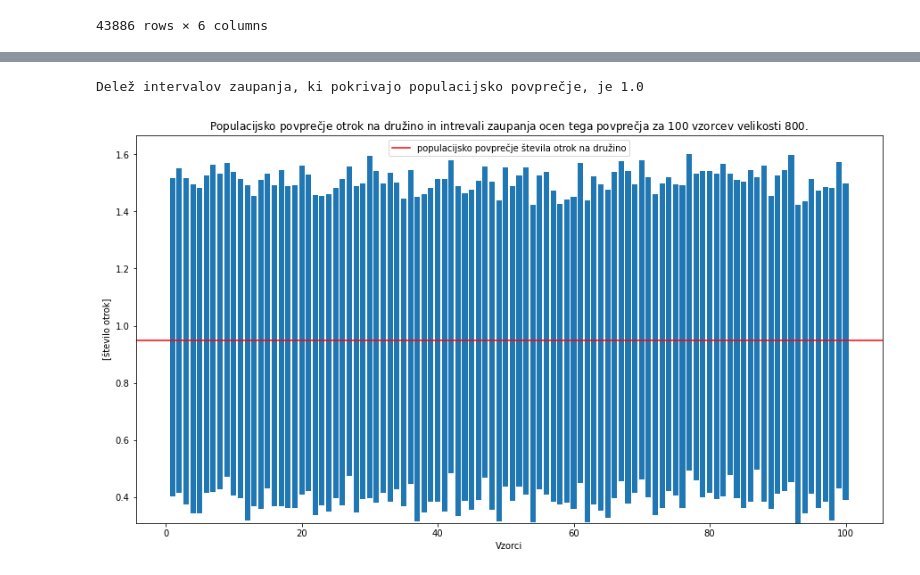
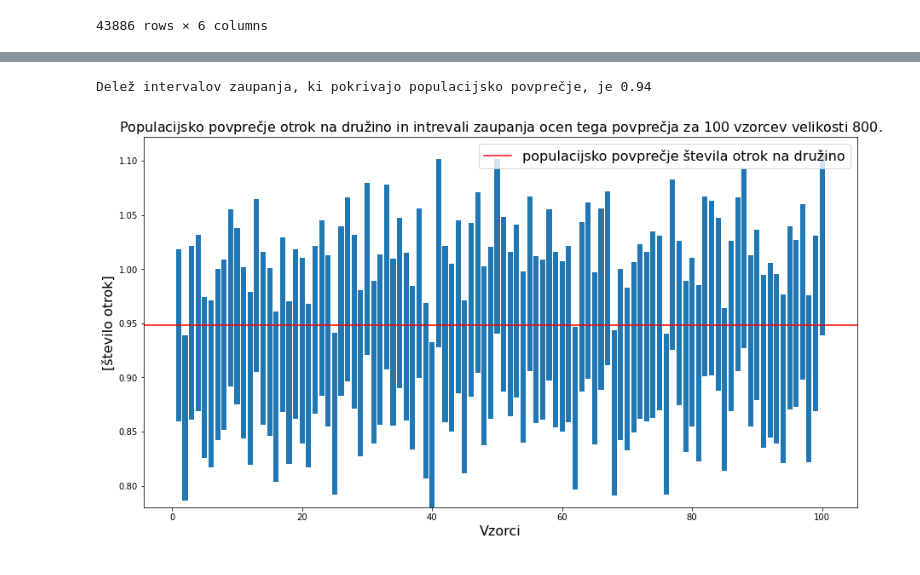
Before and after one commit to AndrazCepic/Projektna-naloga-iz-statistike, a Jupyter notebook: skripte/kibergrad.ipynb, the cells around one changed output, grey strips where cells are left out. Cells and saved outputs as stored; diff of their text form; code cells hidden in the pictures.

```diff
--- a/skripte/kibergrad.ipynb
+++ b/skripte/kibergrad.ipynb
@@ -3,4 +3,10 @@ import numpy as np
 import pandas as pd
 import matplotlib.pyplot as plt
 from scipy.stats import t
+# %%
+# Priprava izhodnih podatkov
+intervali_zaupanja_200_path = '../rezultati/intervali_zaupanja_200.csv'
+intervali_zaupanja_800_path = '../rezultati/intervali_zaupanja_800.csv'
+izris_intervalov_zaupanja_200_path = '../rezultati/intervali_zaupanja_100_vzorcev_200.jpg'
+izris_intervalov_zaupanja_800_path = '../rezultati/intervali_zaupanja_100_vzorcev_800.jpg'
 # %%
@@ -150,8 +157,8 @@ povprecja_otrok_1 = np.mean(vecji_vzorci_otrok, axis=1)
 razsirjeno_povprecje = np.transpose(np.resize(povprecja_otrok_1, (b,a)))
 vsota_kvadratov = (vecji_vzorci_otrok - razsirjeno_povprecje)**2
 vsota_kvadratov = vsota_kvadratov.sum(axis=1)
-SE_1 = ((N-1) / N) * (1/(n_vzorca_1*(n_vzorca_1-1))) * vsota_kvadratov
-SE_1 = np.sqrt(SE)
+SE_1 = ((N-n_vzorca_1) / N) * (1/(n_vzorca_1*(n_vzorca_1-1))) * vsota_kvadratov
+SE_1 = np.sqrt(SE_1)
 # %%
 # Ocene povprečij in standardne napake za večje vzorce
 df = n_vzorca_1 - 1
@@ -173,23 +180,23 @@ intervali_zaupanja_df_1.to_csv('../rezultati/intervali_zaupanja_1.csv')
 # %%
 # Grafična primerjava intervalov zaupanja in populacijskega povprečja
 fig, ax = plt.subplots(figsize=(15, 8))
 x = np.linspace(1, 100, 100)
 ax.bar(x, 2*sirina_intervala_1, bottom=intervali_zaupanja_1[:, 0])
 izris_mi = ax.axhline(mi_otrok, color='r')
 izris_mi.set_label('populacijsko povprečje števila otrok na družino')
-ax.set_xlabel('Vzorci')
-ax.set_ylabel('[število otrok]')
-ax.legend()
-ax.set_title('Populacijsko povprečje otrok na družino in intrevali zaupanja ocen tega povprečja za $100$ vzorcev velikosti $800$.')
-fig.savefig('../rezultati/intervali_zaupanja_100_vecjiih_vzorcev_pop_povprecje.jpg', dpi=150)
+ax.set_xlabel('Vzorci', fontsize=16)
+ax.set_ylabel('[število otrok]', fontsize=16)
+ax.legend(fontsize=16)
+ax.set_title('Populacijsko povprečje otrok na družino in intrevali zaupanja ocen tega povprečja za $100$ vzorcev velikosti $800$.', fontsize=16)
+fig.savefig(izris_intervalov_zaupanja_800_path, dpi=150)
 
 # Koliko od intervalov zaupanja izmed stotih vzorcev pokrije populacijsko povprečje?
-delez_int_zaup_z_mi_1 = (intervali_zaupanja[:, 0] < mi_otrok) == (mi_otrok < intervali_zaupanja[:, 1])
+delez_int_zaup_z_mi_1 = (intervali_zaupanja_1[:, 0] < mi_otrok) == (mi_otrok < intervali_zaupanja_1[:, 1])
 delez_int_zaup_z_mi_1 = delez_int_zaup_z_mi_1.astype(int).sum() / 100
 print('Delež intervalov zaupanja, ki pokrivajo populacijsko povprečje, je', delez_int_zaup_z_mi_1)
 # %% [output]
-Delež intervalov zaupanja, ki pokrivajo populacijsko povprečje, je 1.0
+Delež intervalov zaupanja, ki pokrivajo populacijsko povprečje, je 0.94
-[figure, old version]
+[figure, new version]
 # %%
 # Standardni odklon ocen povprečij
 n = povprecja_otrok_1.shape[0]
```
Also changed, not shown: parts of 14 cells of this notebook, 12 other files.
